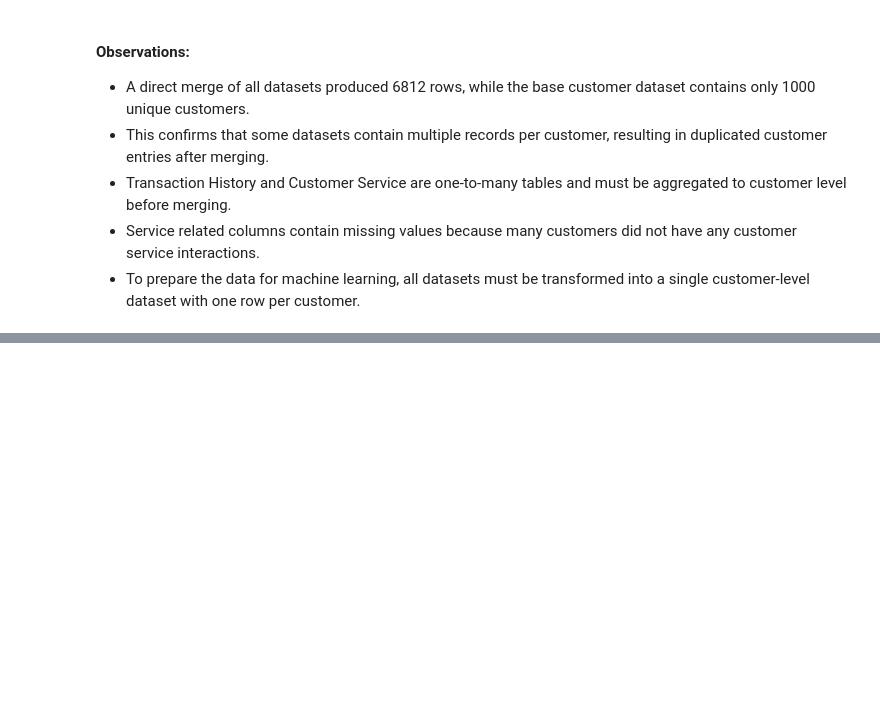
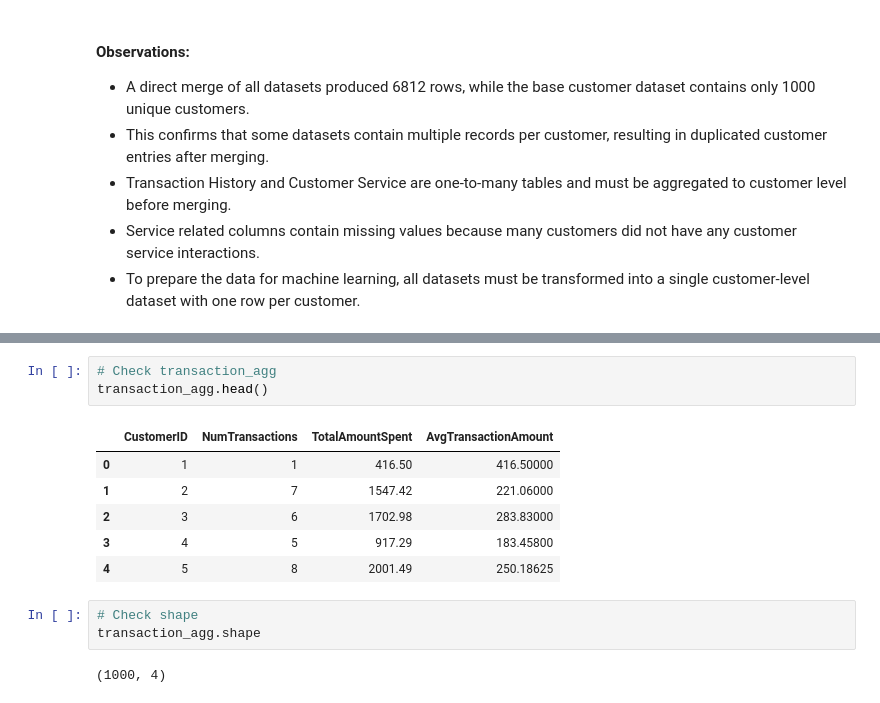
Before and after one commit to ashishpra28/Lloyds-Banking-Group-Job-Simulation, a Jupyter notebook: notebooks/Task1-EDA.ipynb, the cells around one changed output, grey strips where cells are left out. Drawn from its saved outputs; the diff is of its cells as text; blank space fills up the shorter version.

```diff
--- a/notebooks/Task1-EDA.ipynb
+++ b/notebooks/Task1-EDA.ipynb
@@ -528,0 +543,15 @@ The Transaction History dataset contains multiple transaction records for each c
+# %%
+# Check transaction_agg
+transaction_agg.head()
+# %% [output]
+|  | CustomerID | NumTransactions | TotalAmountSpent | AvgTransactionAmount |
+| 0 | 1 | 1 | 416.50 | 416.50000 |
+| 1 | 2 | 7 | 1547.42 | 221.06000 |
+| 2 | 3 | 6 | 1702.98 | 283.83000 |
+| 3 | 4 | 5 | 917.29 | 183.45800 |
+| 4 | 5 | 8 | 2001.49 | 250.18625 |
+# %%
+# Check shape
+transaction_agg.shape
+# %% [output]
+(1000, 4)
```
Also changed, not shown: parts of 9 cells of this notebook.
